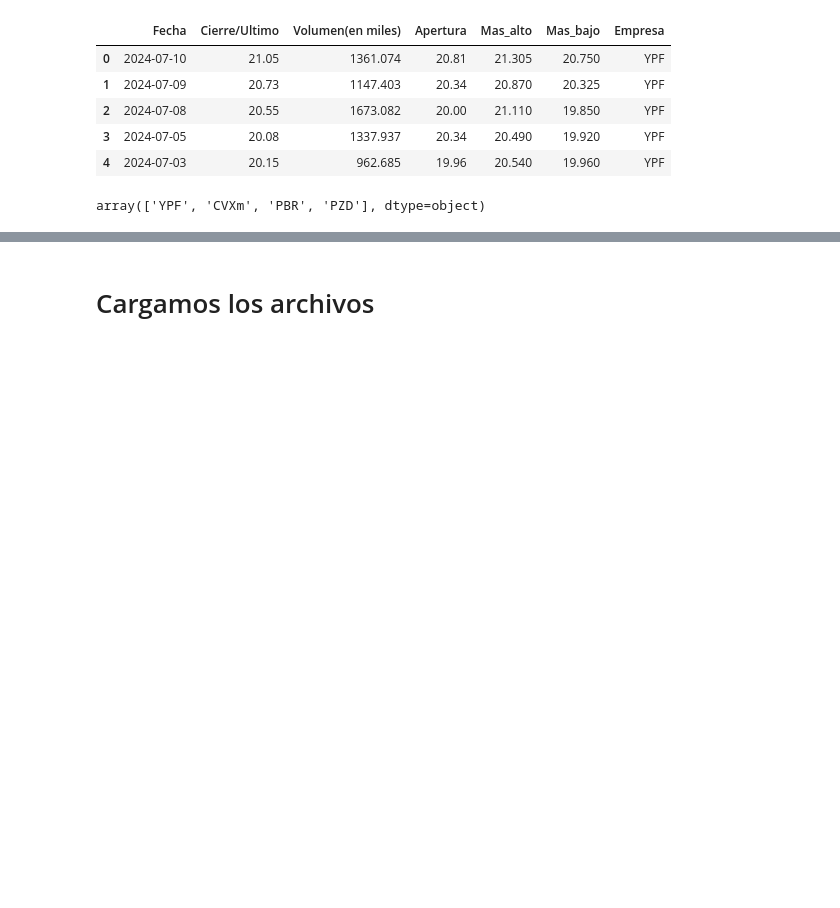
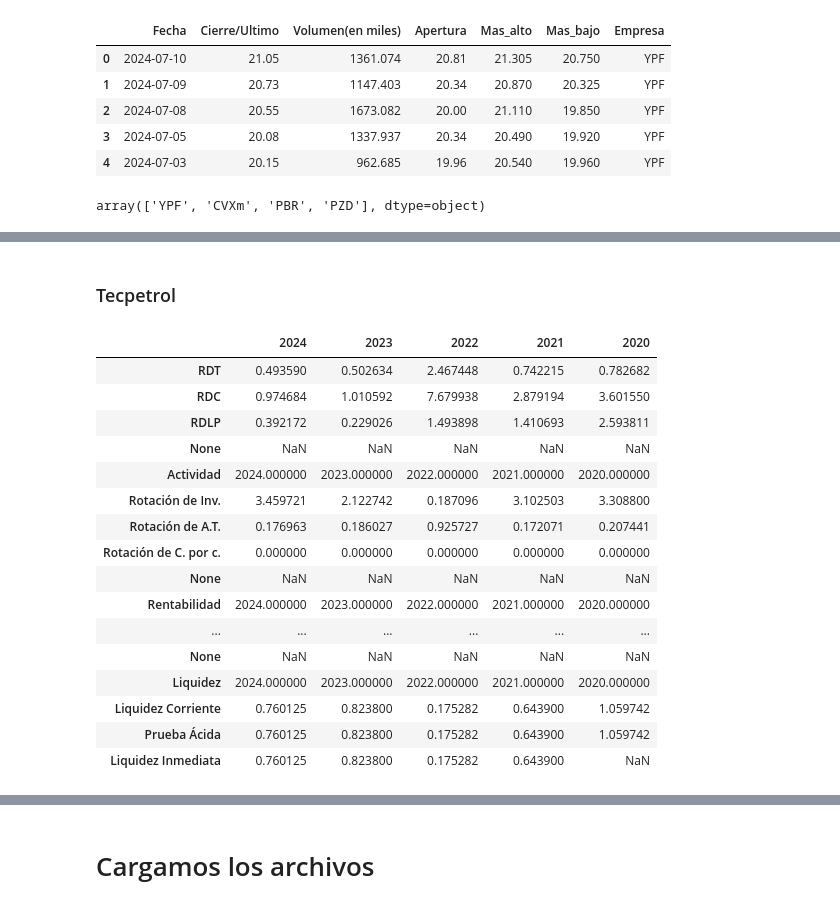
Before and after one commit to No-Country-simulation/c19-108-m-data-bi, a Jupyter notebook: notebooks/ETL.ipynb, the cells around one changed output, grey strips where cells are left out. Cells and saved outputs as stored; diff of their text form; code cells hidden in the pictures; blank space fills up the shorter version.

```diff
--- a/notebooks/ETL.ipynb
+++ b/notebooks/ETL.ipynb
@@ -86,0 +99,2 @@ world_prod = pd.read_parquet('../raw/Yearbook_world_production.parquet')
+# %%
+tecpetrol_ratios = pd.read_parquet('../raw/Tecpetrol_ratios.parquet')
@@ -1301,0 +1572,22 @@ array(['YPF', 'CVXm', 'PBR', 'PZD'], dtype=object)
+# %% [markdown]
+### Tecpetrol
+# %%
+tecpetrol_ratios
+# %% [output]
+|  | 2024 | 2023 | 2022 | 2021 | 2020 |
+| RDT | 0.493590 | 0.502634 | 2.467448 | 0.742215 | 0.782682 |
+| RDC | 0.974684 | 1.010592 | 7.679938 | 2.879194 | 3.601550 |
+| RDLP | 0.392172 | 0.229026 | 1.493898 | 1.410693 | 2.593811 |
+| None | NaN | NaN | NaN | NaN | NaN |
+| Actividad | 2024.000000 | 2023.000000 | 2022.000000 | 2021.000000 | 2020.000000 |
+| Rotación de Inv. | 3.459721 | 2.122742 | 0.187096 | 3.102503 | 3.308800 |
+| Rotación de A.T. | 0.176963 | 0.186027 | 0.925727 | 0.172071 | 0.207441 |
+| Rotación de C. por c. | 0.000000 | 0.000000 | 0.000000 | 0.000000 | 0.000000 |
+| None | NaN | NaN | NaN | NaN | NaN |
+| Rentabilidad | 2024.000000 | 2023.000000 | 2022.000000 | 2021.000000 | 2020.000000 |
+| ... | ... | ... | ... | ... | ... |
+| None | NaN | NaN | NaN | NaN | NaN |
+| Liquidez | 2024.000000 | 2023.000000 | 2022.000000 | 2021.000000 | 2020.000000 |
+| Liquidez Corriente | 0.760125 | 0.823800 | 0.175282 | 0.643900 | 1.059742 |
+| Prueba Ácida | 0.760125 | 0.823800 | 0.175282 | 0.643900 | 1.059742 |
+| Liquidez Inmediata | 0.760125 | 0.823800 | 0.175282 | 0.643900 | NaN |
```
Also changed, not shown: parts of 51 cells of this notebook, 22 other files.
